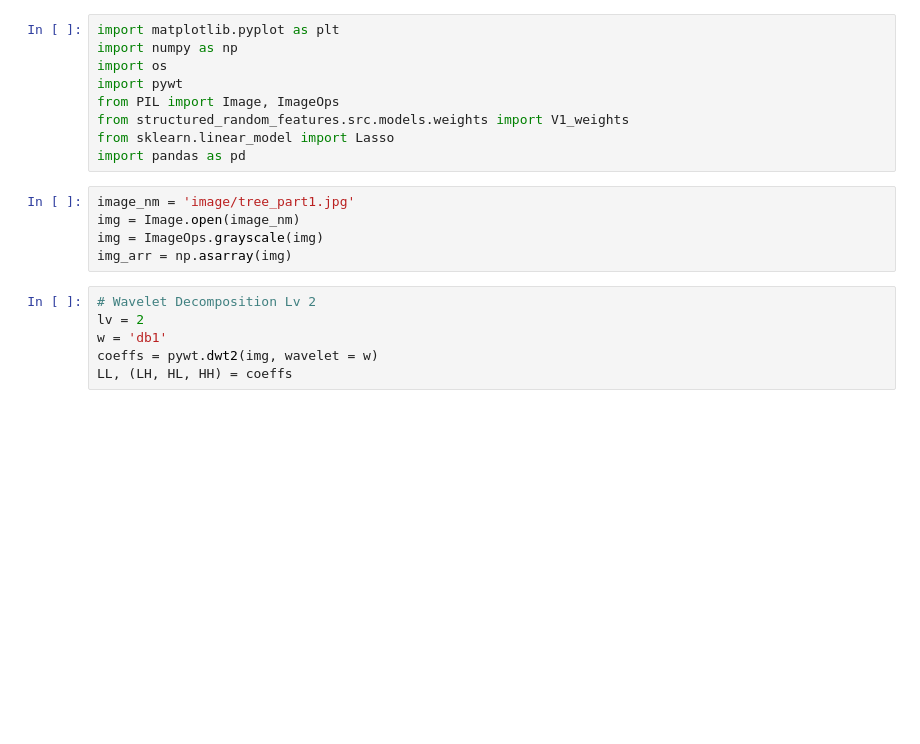
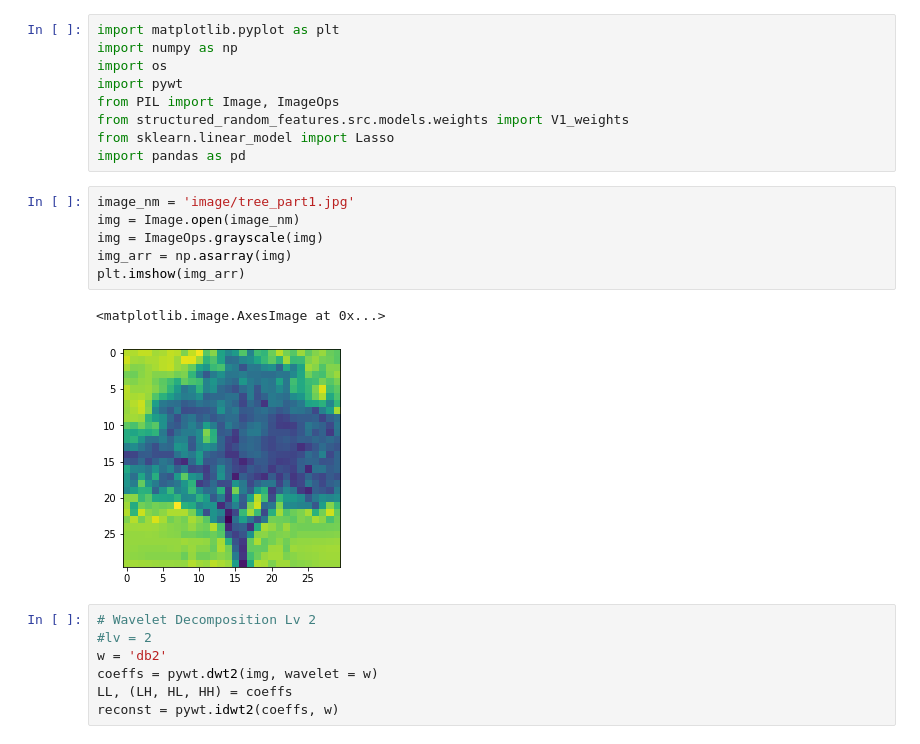
Before and after one commit to qkstngus000/Visual-Compressive-Sensing, a Jupyter notebook: dwt.ipynb, the cells around one changed output. Drawn from its saved outputs; the diff is of its cells as text; blank space fills up the shorter version.

```diff
--- a/dwt.ipynb
+++ b/dwt.ipynb
@@ -10,12 +10,17 @@ import pandas as pd
 # %%
 image_nm = 'image/tree_part1.jpg'
 img = Image.open(image_nm)
 img = ImageOps.grayscale(img)
 img_arr = np.asarray(img)
+plt.imshow(img_arr)
+# %% [output]
+<matplotlib.image.AxesImage at 0x...>
+[figure, added]
 # %%
 # Wavelet Decomposition Lv 2
-lv = 2
-w = 'db1'
+#lv = 2
+w = 'db2'
 coeffs = pywt.dwt2(img, wavelet = w)
 LL, (LH, HL, HH) = coeffs
+reconst = pywt.idwt2(coeffs, w)
 # %%
```
Also changed, not shown: parts of 8 cells of this notebook, 38 other files.
